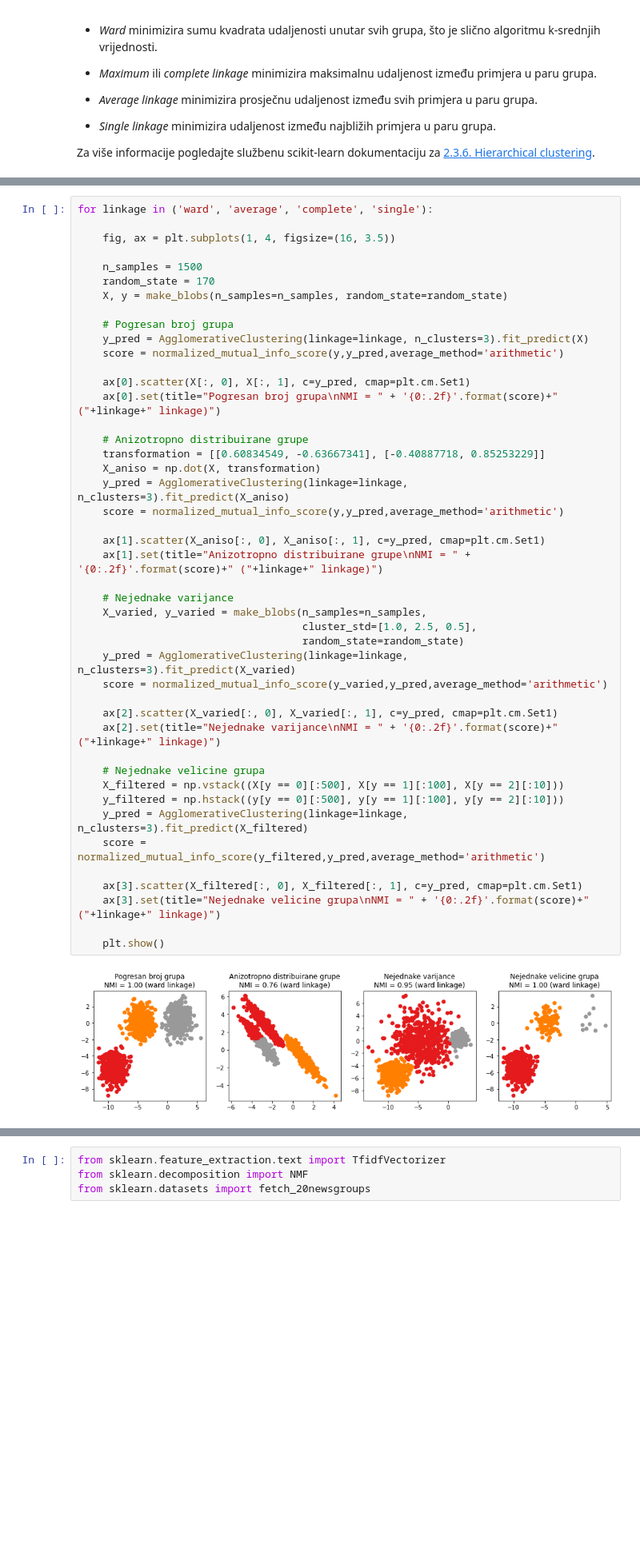
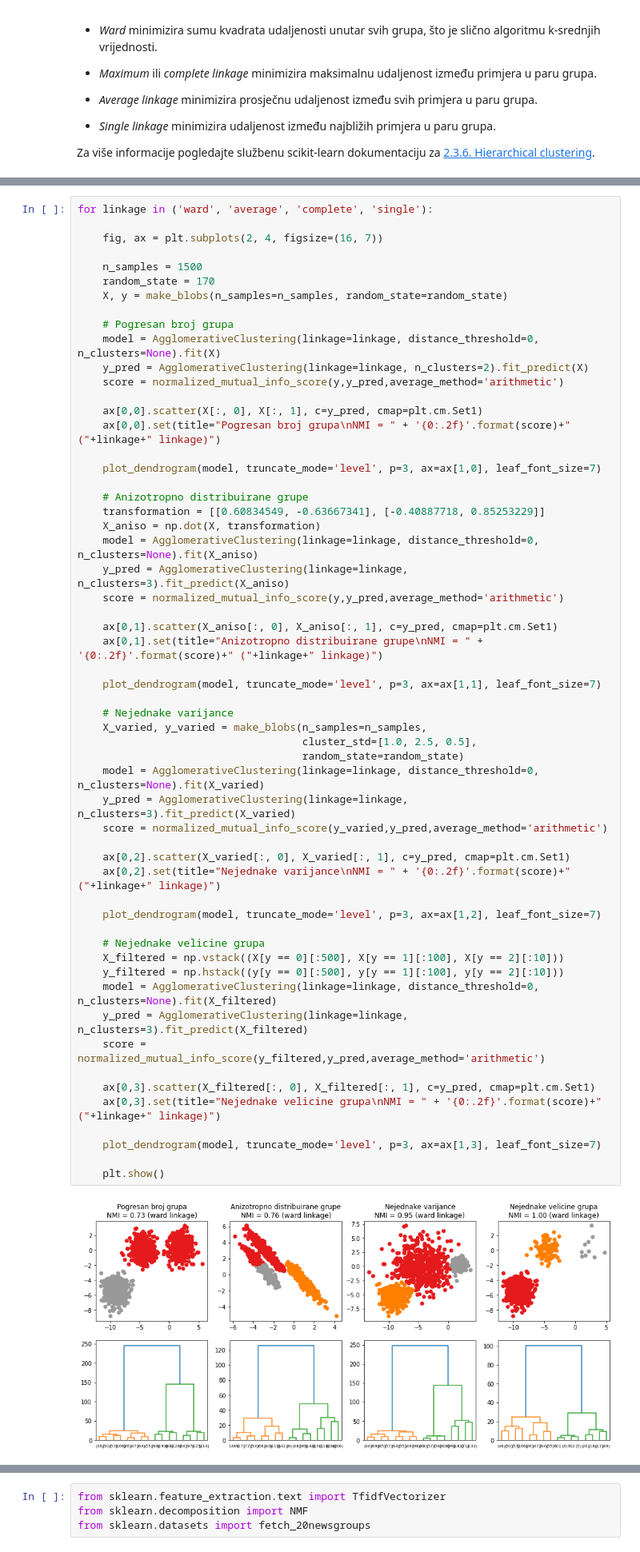
Before and after one commit to pmf-strojnoucenje/Vjezbe, a Jupyter notebook: Notebooks/PMF_SU_2020_Vjezbe5_00_Ucenje_bez_nadzora.ipynb, the cells around one changed output, grey strips where cells are left out. Shown at 80% size. Cells and saved outputs as stored; diff of their text form; blank space fills up the shorter version.

Commit message:
Add dendogram plot in Vjezbe 5

```diff
--- a/Notebooks/PMF_SU_2020_Vjezbe5_00_Ucenje_bez_nadzora.ipynb
+++ b/Notebooks/PMF_SU_2020_Vjezbe5_00_Ucenje_bez_nadzora.ipynb
@@ -107,47 +129,59 @@ from sklearn.cluster import AgglomerativeClustering
 # %%
 for linkage in ('ward', 'average', 'complete', 'single'):
 
-    fig, ax = plt.subplots(1, 4, figsize=(16, 3.5))
+    fig, ax = plt.subplots(2, 4, figsize=(16, 7))
 
     n_samples = 1500
     random_state = 170
     X, y = make_blobs(n_samples=n_samples, random_state=random_state)
 
     # Pogresan broj grupa
-    y_pred = AgglomerativeClustering(linkage=linkage, n_clusters=3).fit_predict(X)
+    model = AgglomerativeClustering(linkage=linkage, distance_threshold=0, n_clusters=None).fit(X)
+    y_pred = AgglomerativeClustering(linkage=linkage, n_clusters=2).fit_predict(X)
     score = normalized_mutual_info_score(y,y_pred,average_method='arithmetic')
 
-    ax[0].scatter(X[:, 0], X[:, 1], c=y_pred, cmap=plt.cm.Set1)
-    ax[0].set(title="Pogresan broj grupa\nNMI = " + '{0:.2f}'.format(score)+" ("+linkage+" linkage)")
+    ax[0,0].scatter(X[:, 0], X[:, 1], c=y_pred, cmap=plt.cm.Set1)
+    ax[0,0].set(title="Pogresan broj grupa\nNMI = " + '{0:.2f}'.format(score)+" ("+linkage+" linkage)")
+
+    plot_dendrogram(model, truncate_mode='level', p=3, ax=ax[1,0], leaf_font_size=7)
 
     # Anizotropno distribuirane grupe
     transformation = [[0.60834549, -0.63667341], [-0.40887718, 0.85253229]]
     X_aniso = np.dot(X, transformation)
+    model = AgglomerativeClustering(linkage=linkage, distance_threshold=0, n_clusters=None).fit(X_aniso)
     y_pred = AgglomerativeClustering(linkage=linkage, n_clusters=3).fit_predict(X_aniso)
     score = normalized_mutual_info_score(y,y_pred,average_method='arithmetic')
 
-    ax[1].scatter(X_aniso[:, 0], X_aniso[:, 1], c=y_pred, cmap=plt.cm.Set1)
-    ax[1].set(title="Anizotropno distribuirane grupe\nNMI = " + '{0:.2f}'.format(score)+" ("+linkage+" linkage)")
+    ax[0,1].scatter(X_aniso[:, 0], X_aniso[:, 1], c=y_pred, cmap=plt.cm.Set1)
+    ax[0,1].set(title="Anizotropno distribuirane grupe\nNMI = " + '{0:.2f}'.format(score)+" ("+linkage+" linkage)")
+
+    plot_dendrogram(model, truncate_mode='level', p=3, ax=ax[1,1], leaf_font_size=7)
 
     # Nejednake varijance
     X_varied, y_varied = make_blobs(n_samples=n_samples,
                                     cluster_std=[1.0, 2.5, 0.5],
                                     random_state=random_state)
+    model = AgglomerativeClustering(linkage=linkage, distance_threshold=0, n_clusters=None).fit(X_varied)
     y_pred = AgglomerativeClustering(linkage=linkage, n_clusters=3).fit_predict(X_varied)
     score = normalized_mutual_info_score(y_varied,y_pred,average_method='arithmetic')
 
-    ax[2].scatter(X_varied[:, 0], X_varied[:, 1], c=y_pred, cmap=plt.cm.Set1)
-    ax[2].set(title="Nejednake varijance\nNMI = " + '{0:.2f}'.format(score)+" ("+linkage+" linkage)")
+    ax[0,2].scatter(X_varied[:, 0], X_varied[:, 1], c=y_pred, cmap=plt.cm.Set1)
+    ax[0,2].set(title="Nejednake varijance\nNMI = " + '{0:.2f}'.format(score)+" ("+linkage+" linkage)")
+
+    plot_dendrogram(model, truncate_mode='level', p=3, ax=ax[1,2], leaf_font_size=7)
 
     # Nejednake velicine grupa
     X_filtered = np.vstack((X[y == 0][:500], X[y == 1][:100], X[y == 2][:10]))
     y_filtered = np.hstack((y[y == 0][:500], y[y == 1][:100], y[y == 2][:10]))
+    model = AgglomerativeClustering(linkage=linkage, distance_threshold=0, n_clusters=None).fit(X_filtered)
     y_pred = AgglomerativeClustering(linkage=linkage, n_clusters=3).fit_predict(X_filtered)
     score = normalized_mutual_info_score(y_filtered,y_pred,average_method='arithmetic')
 
-    ax[3].scatter(X_filtered[:, 0], X_filtered[:, 1], c=y_pred, cmap=plt.cm.Set1)
-    ax[3].set(title="Nejednake velicine grupa\nNMI = " + '{0:.2f}'.format(score)+" ("+linkage+" linkage)")
+    ax[0,3].scatter(X_filtered[:, 0], X_filtered[:, 1], c=y_pred, cmap=plt.cm.Set1)
+    ax[0,3].set(title="Nejednake velicine grupa\nNMI = " + '{0:.2f}'.format(score)+" ("+linkage+" linkage)")
+
+    plot_dendrogram(model, truncate_mode='level', p=3, ax=ax[1,3], leaf_font_size=7)
 
     plt.show()
 # %% [output]
-[figure, old version]
+[figure, new version]
```
Also changed, not shown: parts of 5 cells of this notebook.
